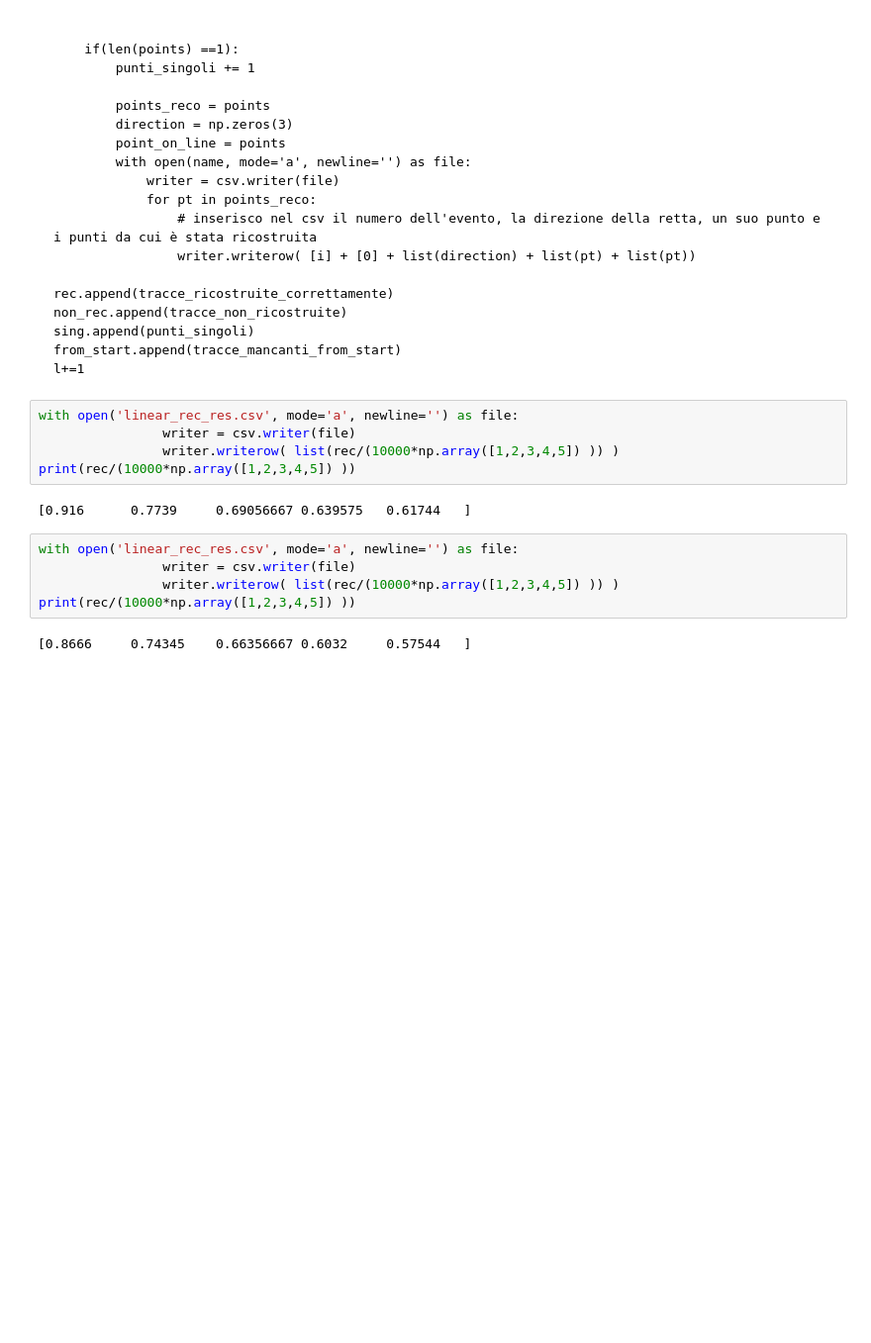
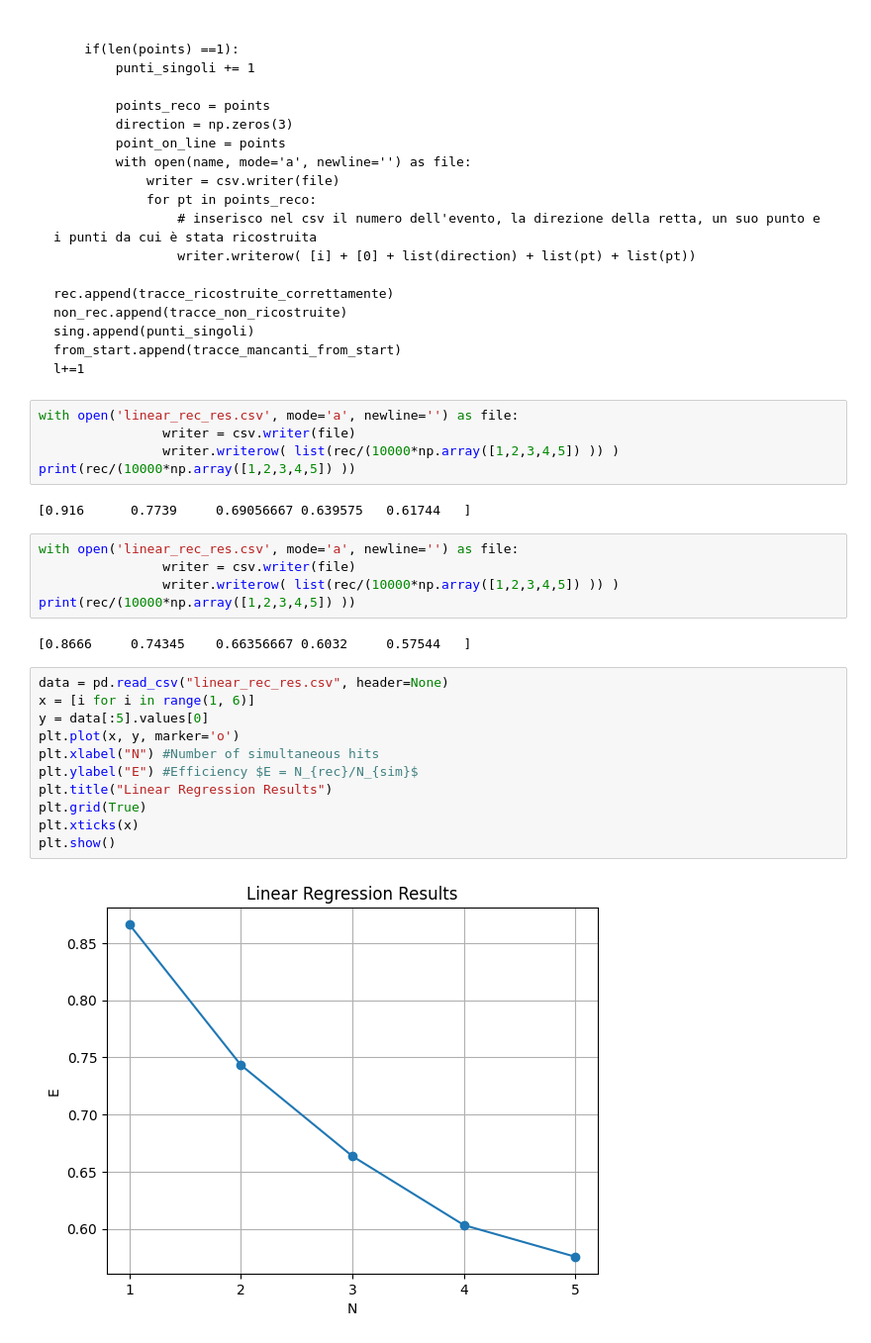
Before and after one commit to lucasulinux/prog_tesi, a Jupyter notebook: prog_Di_Turi.ipynb, the cells around one changed output. Shown at 99% size. Cells and saved outputs as stored; diff of their text form; blank space fills up the shorter version.

Commit message:
Aggiunto plot linear regression

```diff
--- a/prog_Di_Turi.ipynb
+++ b/prog_Di_Turi.ipynb
@@ -290,3 +290,16 @@ with open('linear_rec_res.csv', mode='a', newline='') as file:
 print(rec/(10000*np.array([1,2,3,4,5]) ))
 # %% [output]
 [0.8666     0.74345    0.66356667 0.6032     0.57544   ]
+# %%
+data = pd.read_csv("linear_rec_res.csv", header=None)
+x = [i for i in range(1, 6)]
+y = data[:5].values[0]
+plt.plot(x, y, marker='o')
+plt.xlabel("N") #Number of simultaneous hits
+plt.ylabel("E") #Efficiency $E = N_{rec}/N_{sim}$
+plt.title("Linear Regression Results")
+plt.grid(True)
+plt.xticks(x)
+plt.show()
+# %% [output]
+[figure, added]
```
Also changed, not shown: 1 other file.
